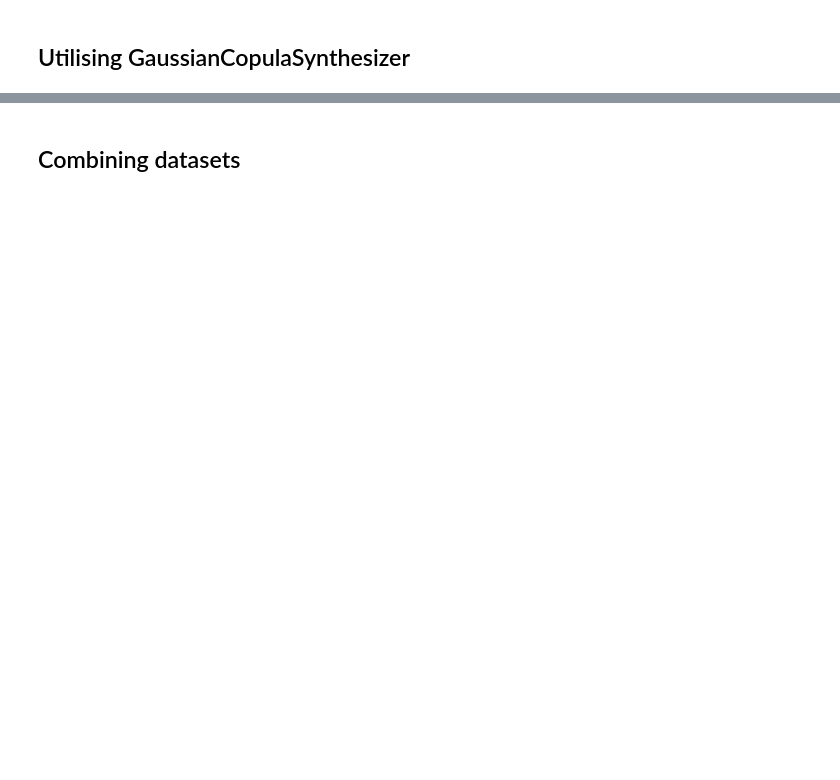
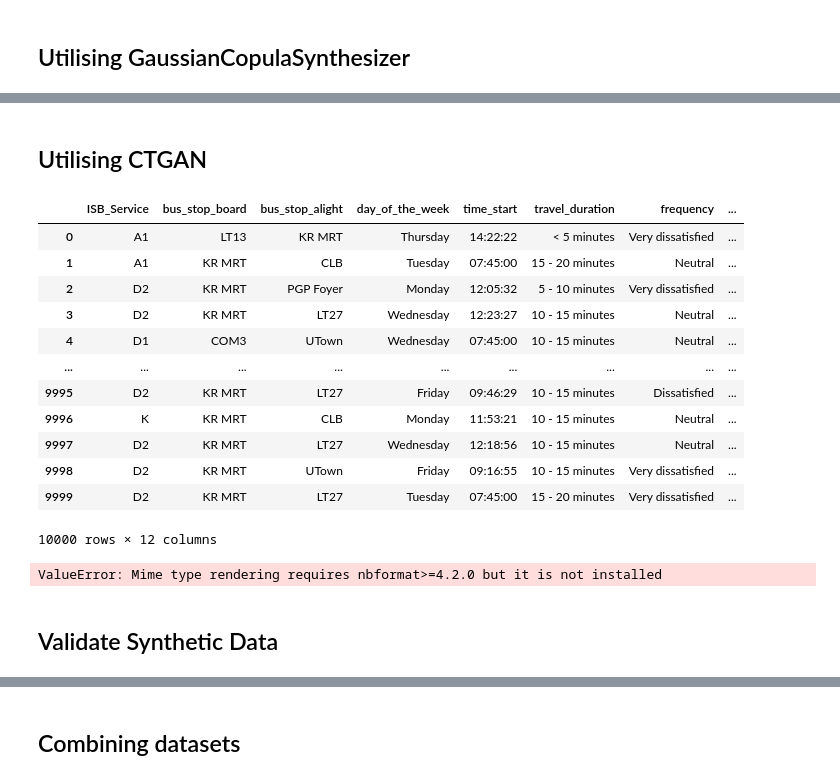
Before and after one commit to angelynnnnn/Optimizing-Public-Transport-Data, a Jupyter notebook: testsynthesise.ipynb, the cells around one changed output, grey strips where cells are left out. Drawn from its saved outputs; the diff is of its cells as text; code cells hidden in the pictures; blank space fills up the shorter version.

```diff
--- a/testsynthesise.ipynb
+++ b/testsynthesise.ipynb
@@ -317,0 +133,50 @@ synthetic_data
+# %% [markdown]
+## Utilising CTGAN
+# %%
+from sdv.single_table import CTGANSynthesizer
+
+ctgan = CTGANSynthesizer(metadata)
+
+ctgan.load_custom_constraint_classes(filepath='custom_constraints.py', class_names=['BusStopsCheck', 'TimeCheck'])
+
+route_constraint = {
+    'constraint_class': 'BusStopsCheck',
+    'constraint_parameters': {
+        'column_names':['ISB_Service', 'bus_stop_board', 'bus_stop_alight']
+    }
+}
+time_constraint = {
+    'constraint_class': 'TimeCheck',
+    'constraint_parameters': {
+        'column_names':['time_start']
+    }
+}
+
+ctgan.add_constraints(constraints=[route_constraint, time_constraint])
+
+ctgan.fit(data)
+
+ctgan_synthetic_data = ctgan.sample(num_rows=10000)
+
+ctgan_synthetic_data
+# %% [output]
+|  | ISB_Service | bus_stop_board | bus_stop_alight | day_of_the_week | time_start | travel_duration | frequency | ... |
+| 0 | A1 | LT13 | KR MRT | Thursday | 14:22:22 | < 5 minutes | Very dissatisfied | ... |
+| 1 | A1 | KR MRT | CLB | Tuesday | 07:45:00 | 15 - 20 minutes | Neutral | ... |
+| 2 | D2 | KR MRT | PGP Foyer | Monday | 12:05:32 | 5 - 10 minutes | Very dissatisfied | ... |
+| 3 | D2 | KR MRT | LT27 | Wednesday | 12:23:27 | 10 - 15 minutes | Neutral | ... |
+| 4 | D1 | COM3 | UTown | Wednesday | 07:45:00 | 10 - 15 minutes | Neutral | ... |
+| ... | ... | ... | ... | ... | ... | ... | ... | ... |
+| 9995 | D2 | KR MRT | LT27 | Friday | 09:46:29 | 10 - 15 minutes | Dissatisfied | ... |
+| 9996 | K | KR MRT | CLB | Monday | 11:53:21 | 10 - 15 minutes | Neutral | ... |
+| 9997 | D2 | KR MRT | LT27 | Wednesday | 12:18:56 | 10 - 15 minutes | Neutral | ... |
+| 9998 | D2 | KR MRT | UTown | Friday | 09:16:55 | 10 - 15 minutes | Very dissatisfied | ... |
+| 9999 | D2 | KR MRT | LT27 | Tuesday | 07:45:00 | 15 - 20 minutes | Very dissatisfied | ... |
+10000 rows × 12 columns
+# %%
+fig = ctgan.get_loss_values_plot()
+fig.show()
+# %% [output]
+ValueError: Mime type rendering requires nbformat>=4.2.0 but it is not installed
+# %% [markdown]
+## Validate Synthetic Data
```
Also changed, not shown: parts of 19 cells of this notebook.
